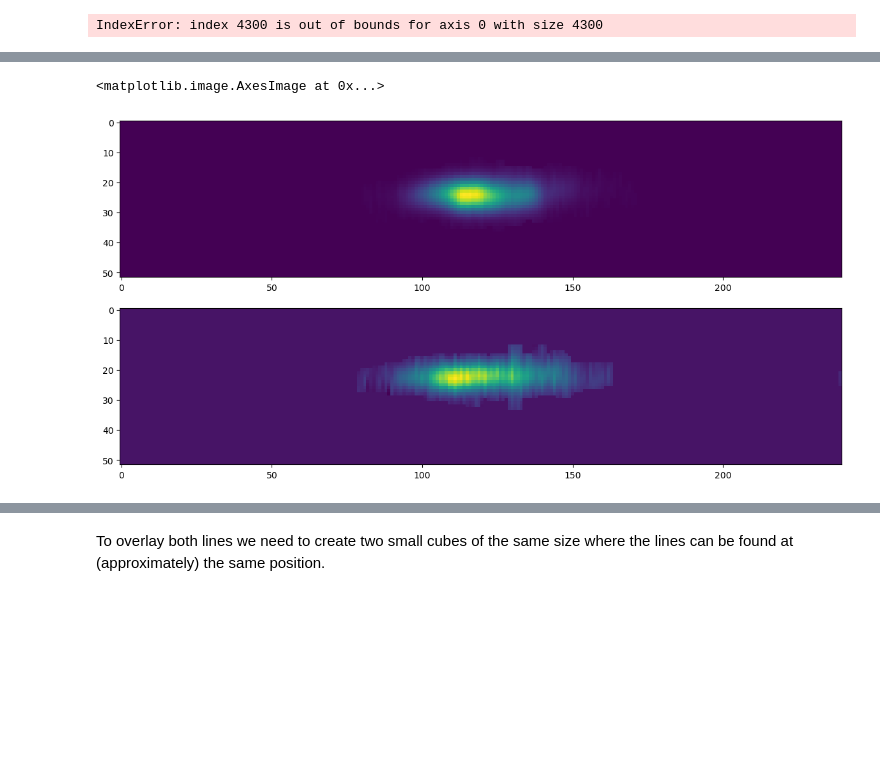
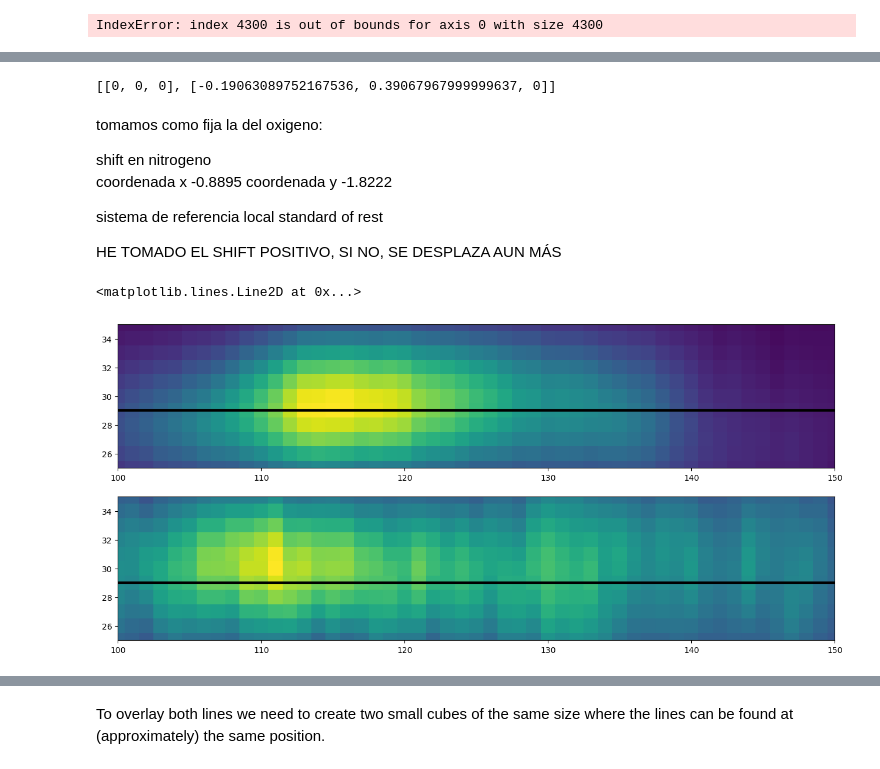
Before and after one commit to ixakalabadie/ViSL3D, a Jupyter notebook: create_3d_overlay.ipynb, the cells around one changed output, grey strips where cells are left out. Cells and saved outputs as stored; diff of their text form; code cells hidden in the pictures; blank space fills up the shorter version.

Commit message:
shift for diff cubes, shift start cmap

```diff
--- a/create_3d_overlay.ipynb
+++ b/create_3d_overlay.ipynb
@@ -25,7 +25,7 @@ def find_nearest(array, value):
     return array[idx],idx
 # %%
 # Read the fits file and save header
-cube = SpectralCube.read('C:\\Users\\ixaka\\Documents\\Optical-Montoro\\flux_MRB_final_rss_subCube.fits')
+cube = SpectralCube.read('C:\\Users\\ixaka\\Documents\\Optical-Montoro\\flux_MRB_final_rss_corr.fits')
 cubehead = cube.header
 cubew = wcs.WCS(cubehead)
 nz, ny, nx = cube.shape
@@ -74,7 +122,7 @@ cube = cube.unmasked_data[:] * mask.unmasked_data[:]/np.max(mask.unmasked_data[:
 cube = cube.unmasked_data[:]
 # %%
 # create cropped array and transform units to mJy/beam
-HI_cube = cube[:,limy[0]:limy[1]+1,limx[0]:limx[1]+1].to_value() *10**17 #*10**17 for HRR and *10**16 for MRB
+HI_cube = cube[:,limy[0]:limy[1]+1,limx[0]:limx[1]+1].to_value() *10**16 #*10**17 for HRR and *10**16 for MRB
 # Slice the data, transpose to (ra,dec,v) and flip axes if needed (see if step in FITS header is + or -)
 HI_cube = c3.transpose(HI_cube, (dra,ddec,dv))
 # %%
@@ -82,7 +130,7 @@ HI_cube = c3.transpose(HI_cube, (dra,ddec,dv))
 cube1 = HI_cube[:,:,line1[1]-hw:line1[1]+hw]
 # %%
 # Read the fits file and save header
-cube = SpectralCube.read('C:\\Users\\ixaka\\Documents\\Optical-Montoro\\flux_HRR_final_rss.fits')
+cube = SpectralCube.read('C:\\Users\\ixaka\\Documents\\Optical-Montoro\\flux_HRR_final_rss_corr.fits')
 cubehead = cube.header
 cubew = wcs.WCS(cubehead)
 nz, ny, nx = cube.shape
@@ -135,16 +221,36 @@ HI_cube = c3.transpose(HI_cube, (dra,ddec,dv))
 cube2 = HI_cube[:,:,line2[1]-hw:line2[1]+hw]
 # %%
 cubes = [cube1, cube2]
+# %%
+shifts = [[0,0,0],[0.8895*dra*3600, 1.8222*ddec*3600, 0]]
+shifts
+# %% [output]
+[[0, 0, 0], [-0.19063089752167536, 0.39067967999999637, 0]]
+# %% [markdown]
+tomamos como fija la del oxigeno:
+
+shift en nitrogeno<br>
+coordenada x  -0.8895 coordenada y -1.8222<br>
+
+sistema de referencia local standard of rest
+
+HE TOMADO EL SHIFT POSITIVO, SI NO, SE DESPLAZA AUN MÁS
 # %%
 fig, ax = plt.subplots(nrows=2,figsize=(16,7))
-ax[0].imshow(cube1[29,:,:])
+ax[0].imshow(cube1[:,26,:])
 #ax[0].axvline(line1[1],color='r', label=line1[1])
 #ax[0].set_xlim(3480,3630)
+ax[0].set_xlim(100,150)
+ax[0].set_ylim(25,35)
 #ax[0].legend()
-ax[1].imshow(cube2[29,:,:])
+ax[0].axhline(nx/2,color='k', lw=3)
+ax[1].imshow(cube2[:,26,:])
 #ax[1].set_xlim(3920,4070)
+ax[1].set_xlim(100,150)
+ax[1].set_ylim(25,35)
 #ax[1].axvline(line2[1],color='r', label=line2[1])
 #ax[1].legend()
+ax[1].axhline(nx/2,color='k',lw=3)
 # %% [output]
-<matplotlib.image.AxesImage at 0x...>
+<matplotlib.lines.Line2D at 0x...>
-[figure, old version]
+[figure, new version]
```
Also changed, not shown: parts of 22 cells of this notebook, 2 other files.
